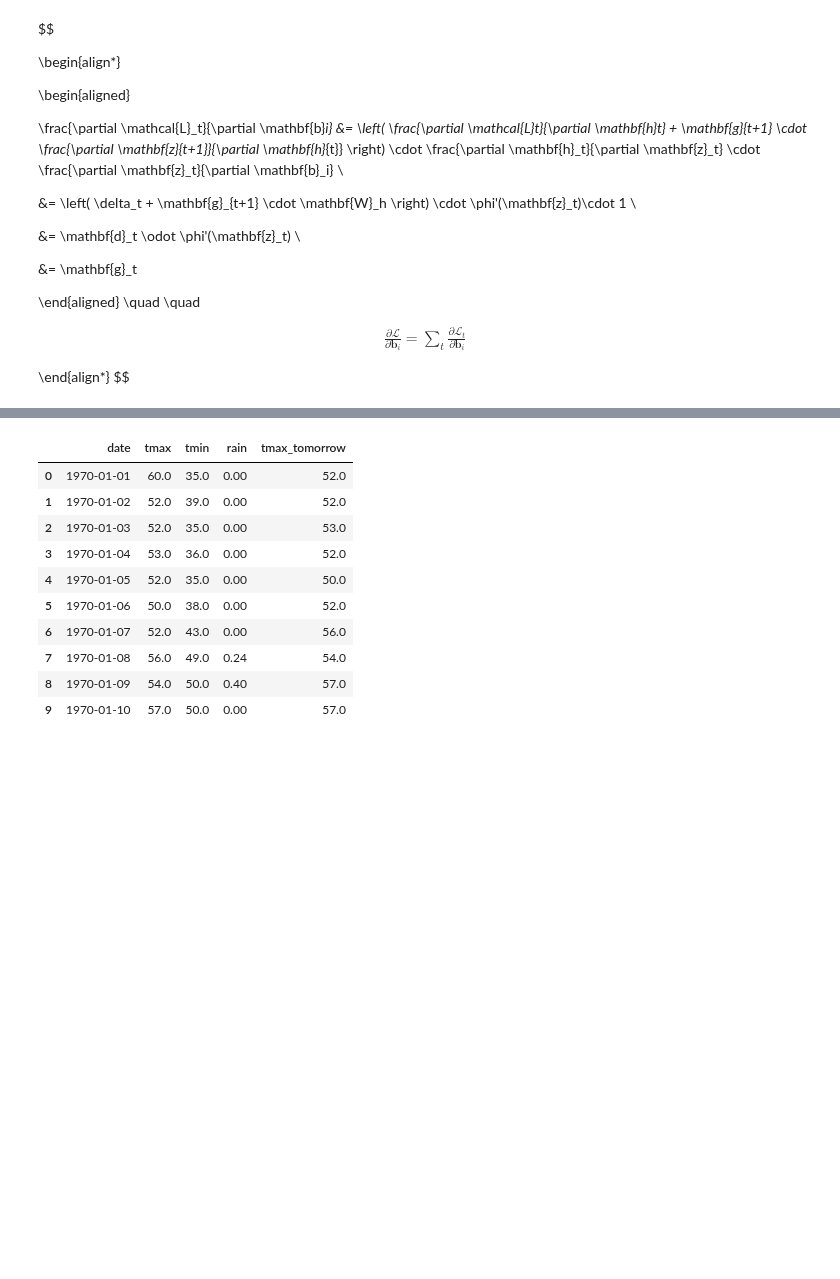
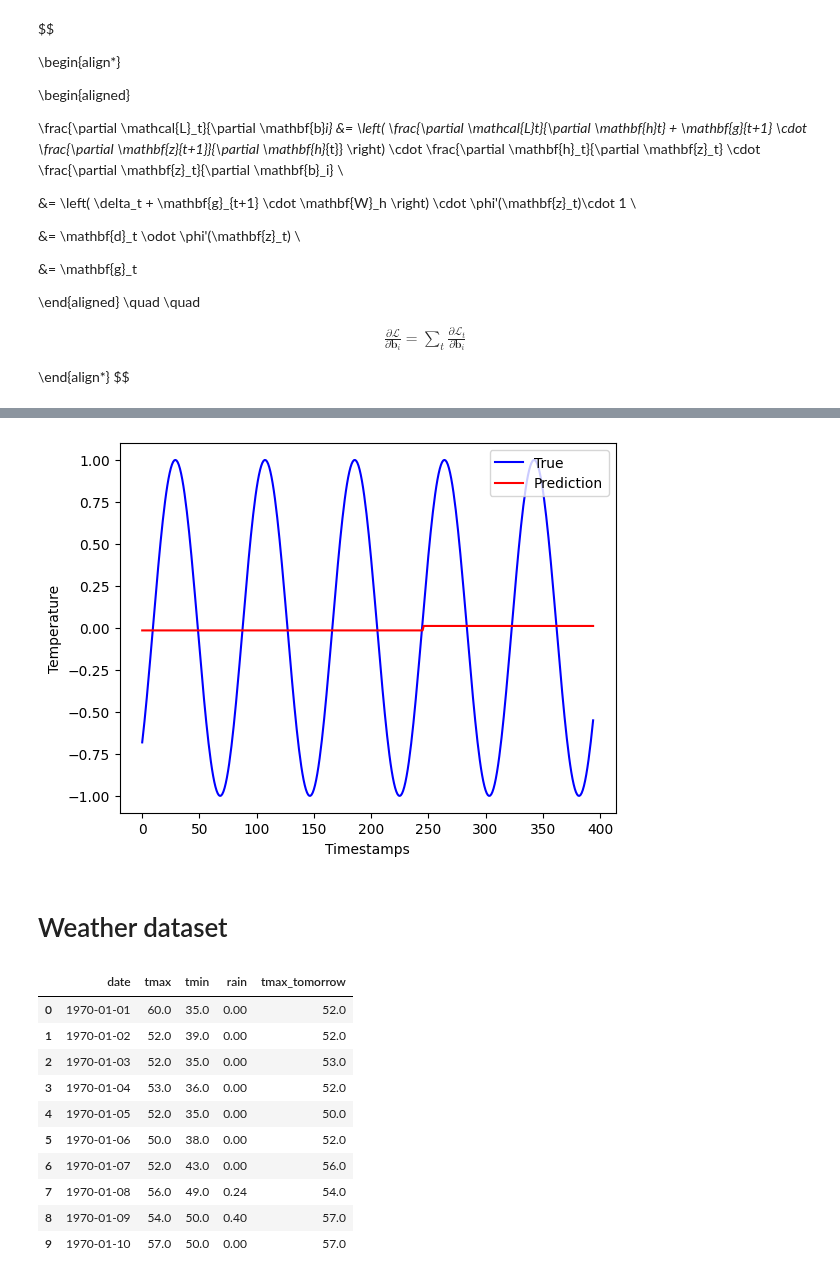
Before and after one commit to daredevil9215/DLFS, a Jupyter notebook: RecurrentNeuralNetwork.ipynb, the cells around one changed output, grey strips where cells are left out. Drawn from its saved outputs; the diff is of its cells as text; code cells hidden in the pictures; blank space fills up the shorter version.

Commit message:
updated LSTM, RNN, optimizers

```diff
--- a/RecurrentNeuralNetwork.ipynb
+++ b/RecurrentNeuralNetwork.ipynb
@@ -326,0 +352,8 @@ def convert_data_to_sequence(X, y, sequence_length, predict_sequence=False):
+# %%
+sequence_len = 5
+
+X_train_seq, y_train_seq = convert_data_to_sequence(X_train, y_train, sequence_len)
+X_test_seq, y_test_seq = convert_data_to_sequence(X_test, y_test, sequence_len)
+
+print(f'X_train: {X_train_seq.shape}, y_train: {y_train_seq.shape}')
+print(f'X_test: {X_test_seq.shape}, y_test: {y_test_seq.shape}')
@@ -326,0 +363,15 @@ def convert_data_to_sequence(X, y, sequence_length, predict_sequence=False):
+# %%
+from dlfs import Model
+from dlfs.loss import MSE_Loss
+from dlfs.optimizers import Optimizer_Adam
+from dlfs.layers import RNN, DenseLayer
+
+np.random.seed(0)
+
+layers = [RNN(1, 256, n_layers=2),
+          DenseLayer(256, 1)
+          ]
+lr = 1e-2
+
+model = Model(layers=layers, loss_function=MSE_Loss(), optimizer=Optimizer_Adam(learning_rate=lr))
+model.train(X_train_seq, y_train_seq, epochs=500, batch_size=None, print_every=50)
@@ -326,0 +390,17 @@ def convert_data_to_sequence(X, y, sequence_length, predict_sequence=False):
+# %%
+x = [x for x in range(len(X_train_seq))]
+
+y_true = y_train_seq
+
+x_pred = X_train_seq
+y_pred = model.predict(x_pred)
+
+print(f'Sequence loss: {model.loss_function.calculate(y_pred.reshape(-1), y_true)}')
+
+plt.plot(x, y_true, color='blue', label="True")
+plt.plot(x, y_pred, color="red", label="Prediction")
+plt.xlabel('Timestamps')
+plt.ylabel('Temperature')
+plt.legend()
+plt.show()
+# %% [output]
@@ -327,3 +408,6 @@ def convert_data_to_sequence(X, y, sequence_length, predict_sequence=False):
+[figure, added]
+# %% [markdown]
+# Weather dataset
 # %%
 import pandas as pd
 
```
Also changed, not shown: parts of 10 cells of this notebook, 2 other files.
